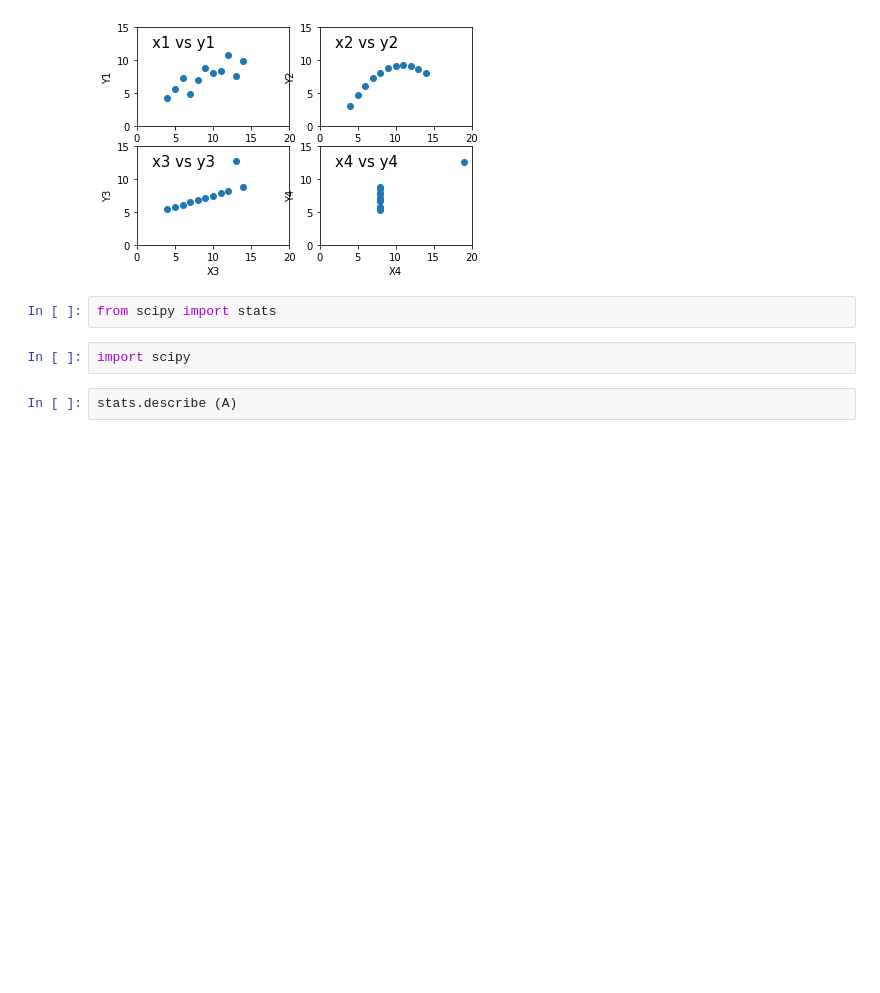
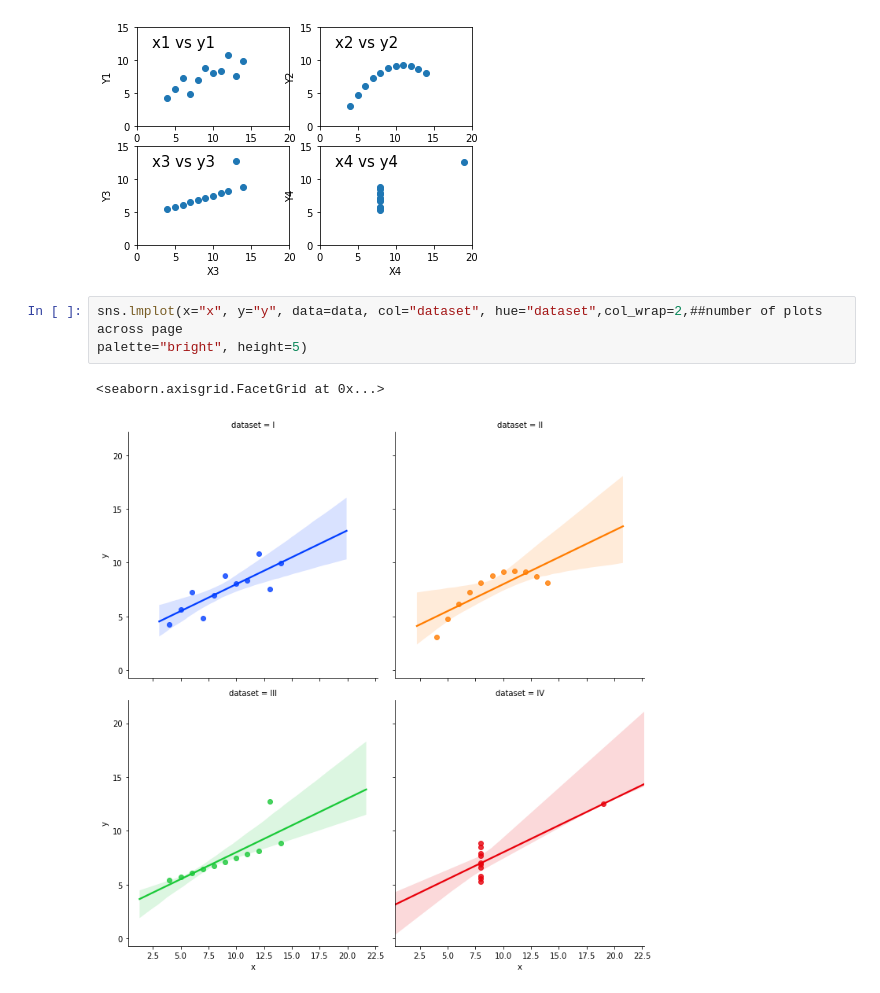
Before and after one commit to Hudsonsue/Anscombes_q, a Jupyter notebook: Anscombes_quartet.ipynb, the cells around one changed output. Cells and saved outputs as stored; diff of their text form; blank space fills up the shorter version.

Commit message:
seaborn plots added

```diff
--- a/Anscombes_quartet.ipynb
+++ b/Anscombes_quartet.ipynb
@@ -151,9 +164,9 @@ plt.tight_layout
 plt.show()
 # %% [output]
 [figure]
-# %%
-from scipy import stats
-# %%
-import scipy
-# %%
-stats.describe (A)
+# %%
+sns.lmplot(x="x", y="y", data=data, col="dataset", hue="dataset",col_wrap=2,##number of plots across page
+palette="bright", height=5)
+# %% [output]
+<seaborn.axisgrid.FacetGrid at 0x...>
+[figure, added]
```
Also changed, not shown: parts of 5 cells of this notebook, 1 other file.
